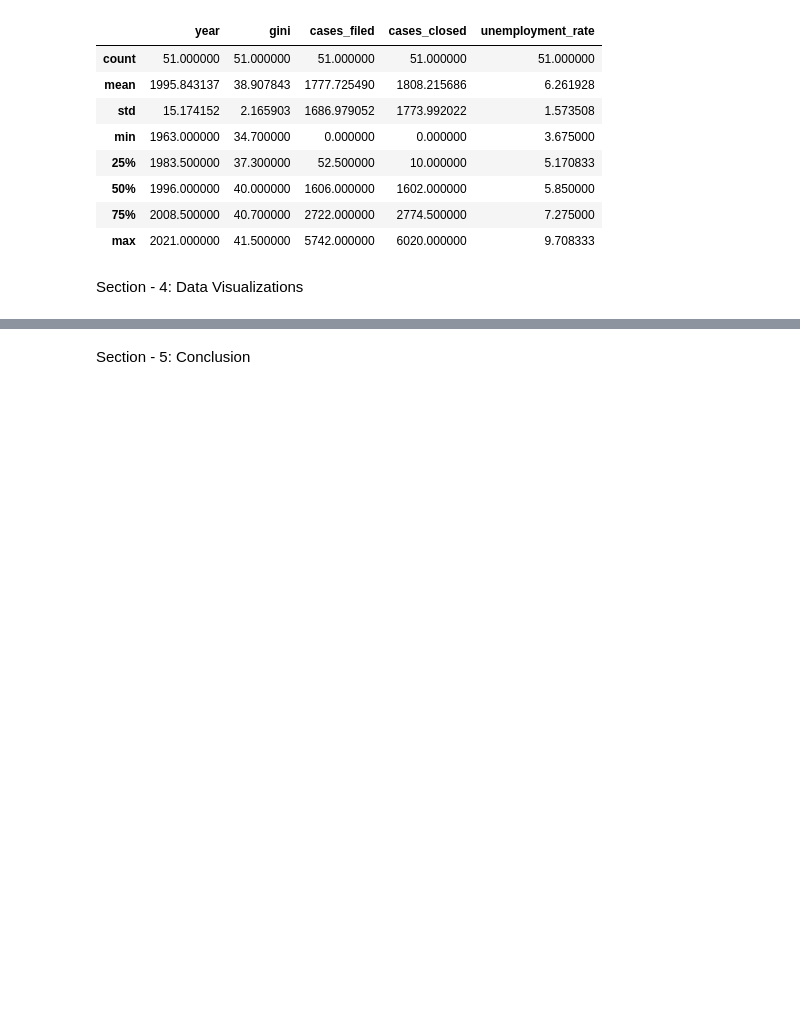
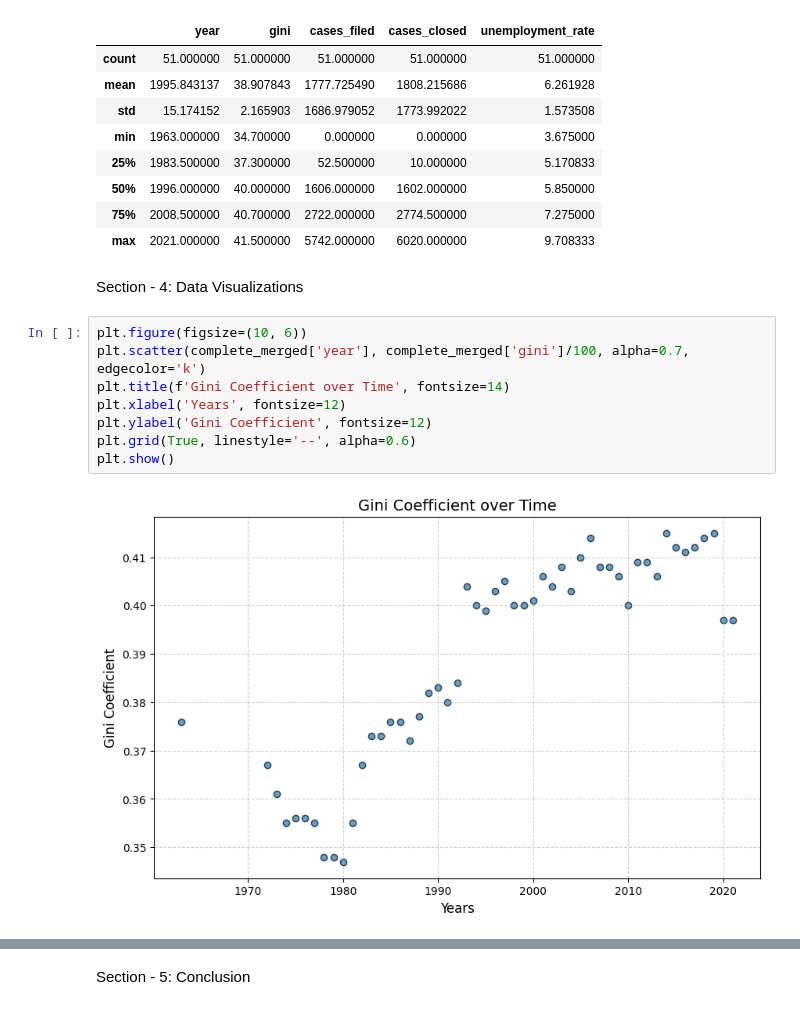
Before and after one commit to Sai0472003/PatentLitigation_Impact, a Jupyter notebook: Project1.ipynb, the cells around one changed output, grey strips where cells are left out. Cells and saved outputs as stored; diff of their text form; blank space fills up the shorter version.

```diff
--- a/Project1.ipynb
+++ b/Project1.ipynb
@@ -165,6 +166,16 @@ complete_merged.describe()
 | max | 2021.000000 | 41.500000 | 5742.000000 | 6020.000000 | 9.708333 |
 # %% [markdown]
 Section - 4: Data Visualizations
+# %%
+plt.figure(figsize=(10, 6))
+plt.scatter(complete_merged['year'], complete_merged['gini']/100, alpha=0.7, edgecolor='k')
+plt.title(f'Gini Coefficient over Time', fontsize=14)
+plt.xlabel('Years', fontsize=12)
+plt.ylabel('Gini Coefficient', fontsize=12)
+plt.grid(True, linestyle='--', alpha=0.6)
+plt.show()
+# %% [output]
+[figure, added]
 # %%
 x_vars = ['cases_filed', 'cases_closed', 'Urban Rate', 'unemployment_rate', 'Inflation Rate']
 
```
Also changed, not shown: parts of 9 cells of this notebook.
